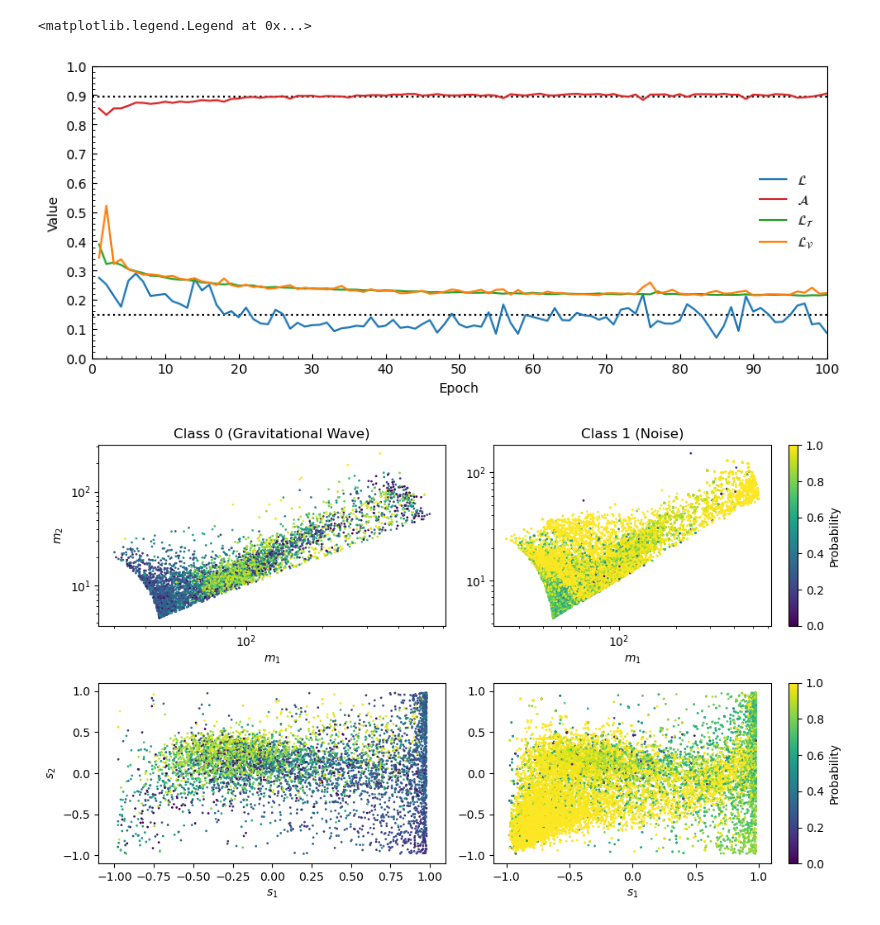
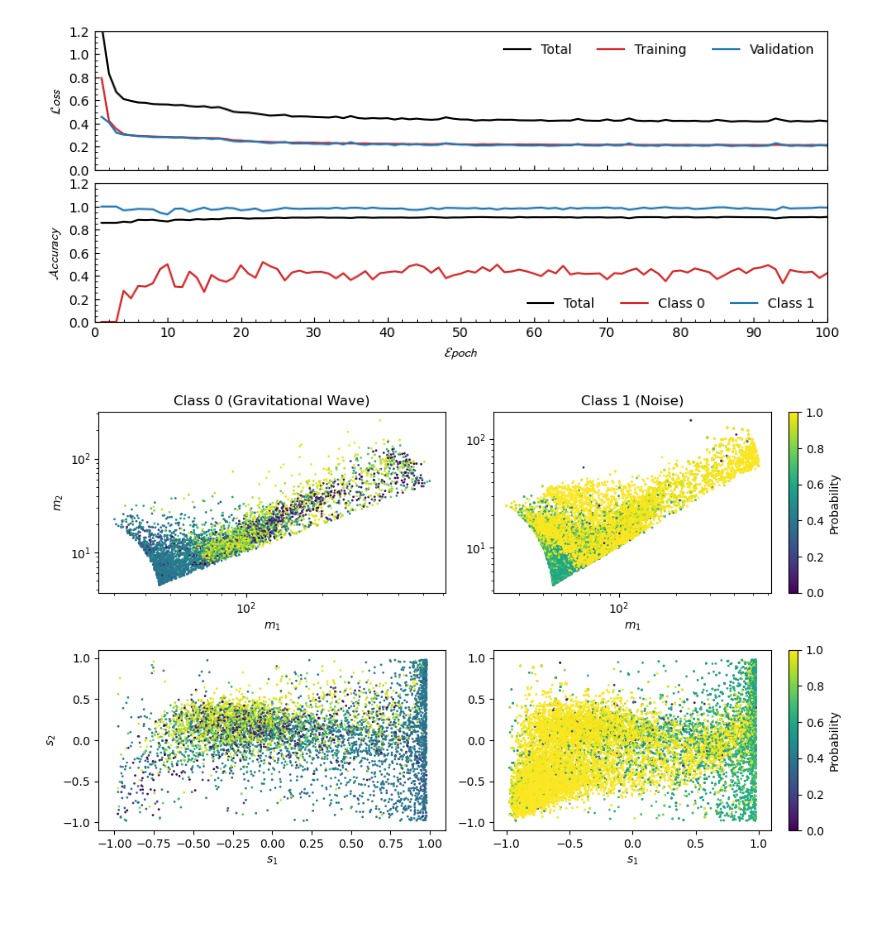
Before and after one commit to Lolle2001/ml-gw-project, a Jupyter notebook: main/neuralnetwork_binary_2.ipynb, the cells around one changed output. Saved outputs shown, nothing was run; the diff lists cells and outputs as text; code cells hidden in the pictures.

```diff
--- a/main/neuralnetwork_binary_2.ipynb
+++ b/main/neuralnetwork_binary_2.ipynb
@@ -17,7 +17,7 @@ import networklib as nl
 # Example usage
 if __name__ == "__main__":
     # Synthetic dataset generation (replace with real data)
-    num_samples = 1000
+    # num_samples = 1000
     features = torch.tensor(mockdata[:, :6])  # First 6 columns for features
     labels = torch.tensor(mockdata[:, 6])     # 7th column for class labels (multiclass)
 
@@ -37,6 +37,6 @@ if __name__ == "__main__":
     val_loader = DataLoader(val_dataset, batch_size=32, shuffle=False)
     nepochs = 100
     # Initialize and train the model
-    model = nl.GlitchClassifier(6, 16, 2)
-    trained_model, loss_list,val_loss_list,accuracy_list,train_loss_list  = nl.train_model(model, train_loader, val_loader, epochs=nepochs, lr=0.001, device='cuda')
+    model = nl.GlitchClassifierDynamic(6, 16, 2)
+    trained_model, loss_list,train_loss_list,val_loss_list,accuracy_list, accuracy_0_list, accuracy_1_list  = nl.train_model(model, train_loader, val_loader, epochs=nepochs, lr=0.001, device='cuda')
 # %% [output]
@@ -66,34 +60,48 @@ trainconv = np.array(train_loss_list)
+# %%
+total_loss = np.array(loss_list)
+train_loss = np.array(train_loss_list)
+validation_loss = np.array(val_loss_list)
+total_accuracy = np.array(accuracy_list)
+class0_accuracy = np.array(accuracy_0_list)
+class1_accuracy = np.array(accuracy_1_list)
 # %%
 
 from matplotlib.ticker import (MultipleLocator, AutoMinorLocator)
 
 
 epochs = np.arange(1, nepochs+1, 1)
 
 
-fig, ax = plt.subplots(1, 1, squeeze=  False, figsize = (10, 4))
-ax[0,0].plot(epochs, lossconv, label = r"$\mathcal{L}$", zorder= 1, color = "tab:blue")
-ax[0,0].plot(epochs, accconv, label = r"$\mathcal{A}$",zorder = 1, color = "tab:red")
-ax[0,0].plot(epochs, trainconv, label = r"$\mathcal{L}_{\mathcal{T}}$",zorder = 1, color = "tab:green")
-ax[0,0].plot(epochs, valconv, label = r"$\mathcal{L}_{\mathcal{V}}$",zorder = 1, color = "tab:orange")
-ax[0,0].axhline((lossconv).mean(),zorder= 0,color = "k", linestyle = "dotted")
-ax[0,0].axhline((accconv).mean(),zorder= 0,color = "k", linestyle = "dotted")
+fig, ax = plt.subplots(2, 1, squeeze=  False, figsize = (10, 4),sharex=True)
+ax[0,0].plot(epochs, total_loss, label = r"Total", zorder= 1, color = "k")
+ax[0,0].plot(epochs, train_loss, label = r"Training",zorder = 1, color = "tab:red")
+ax[0,0].plot(epochs, validation_loss, label = r"Validation",zorder = 1, color = "tab:blue")
+ax[1,0].plot(epochs, total_accuracy, label = r"Total",zorder = 1, color = "k")
+ax[1,0].plot(epochs, class0_accuracy, label = r"Class 0",zorder = 1, color = "tab:red")
+ax[1,0].plot(epochs, class1_accuracy, label = r"Class 1",zorder = 1, color = "tab:blue")
 
-ax[0,0].tick_params(axis="y",direction="in",which="both")
-ax[0,0].tick_params(axis="x",direction="in",which="both")
-ax[0,0].set_yticks(np.arange(0, 1.1, 0.1))
-ax[0,0].set_xticks(np.arange(0, nepochs + 1, nepochs // 10))
-ax[0,0].xaxis.set_minor_locator(MultipleLocator(nepochs//50))
-ax[0,0].yaxis.set_minor_locator(AutoMinorLocator())
-ax[0,0].set_xlabel("Epoch")
-ax[0,0].set_ylabel("Value")
+# ax[0,0].axhline((total_loss).mean(),zorder= 0,color = "k", linestyle = "dotted")
+# ax[0,0].axhline((total_accuracy).mean(),zorder= 0,color = "k", linestyle = "dotted")
+ax[0,0].set_ylabel(r"$\mathcal{Loss}$")
+ax[1,0].set_ylabel(r"$\mathcal{Accuracy}$")
+for i in range(2):
+    ax[i,0].tick_params(axis="y",direction="in",which="both")
+    ax[i,0].tick_params(axis="x",direction="in",which="both")
+    ax[i,0].set_yticks(np.arange(0, 1.4, 0.2))
+    ax[i,0].set_xticks(np.arange(0, nepochs + 1, nepochs // 10))
+    ax[i,0].xaxis.set_minor_locator(MultipleLocator(nepochs//50))
+    ax[i,0].yaxis.set_minor_locator(AutoMinorLocator())
+ax[1,0].set_xlabel(r"$\mathcal{Epoch}$")
+# ax[0,0].set_ylabel("Value")
 ax[0,0].set_xlim(0, nepochs)
-ax[0,0].set_ylim(0, 1)
-ax[0,0].legend(frameon=False)
+ax[0,0].set_ylim(0, 1.2)
+ax[1,0].set_ylim(0, 1.2)
+ax[0,0].legend(frameon=False, ncol=3)
+ax[1,0].legend(frameon=False, ncol=3)
+fig.subplots_adjust(hspace=0.1)
 # ax[0,0].grid(True,which="minor")
 # %% [output]
-<matplotlib.legend.Legend at 0x...>
-[figure, old version]
+[figure, new version]
 # %%
 device = 'cuda'
 
@@ -147,4 +155,4 @@ ax[1,1].set_ylim([-1.1,  1.1])
 plt.tight_layout()
 plt.show()
 # %% [output]
-[figure, old version]
+[figure, new version]
```
Also changed, not shown: parts of 2 cells of this notebook, 1 other file.
